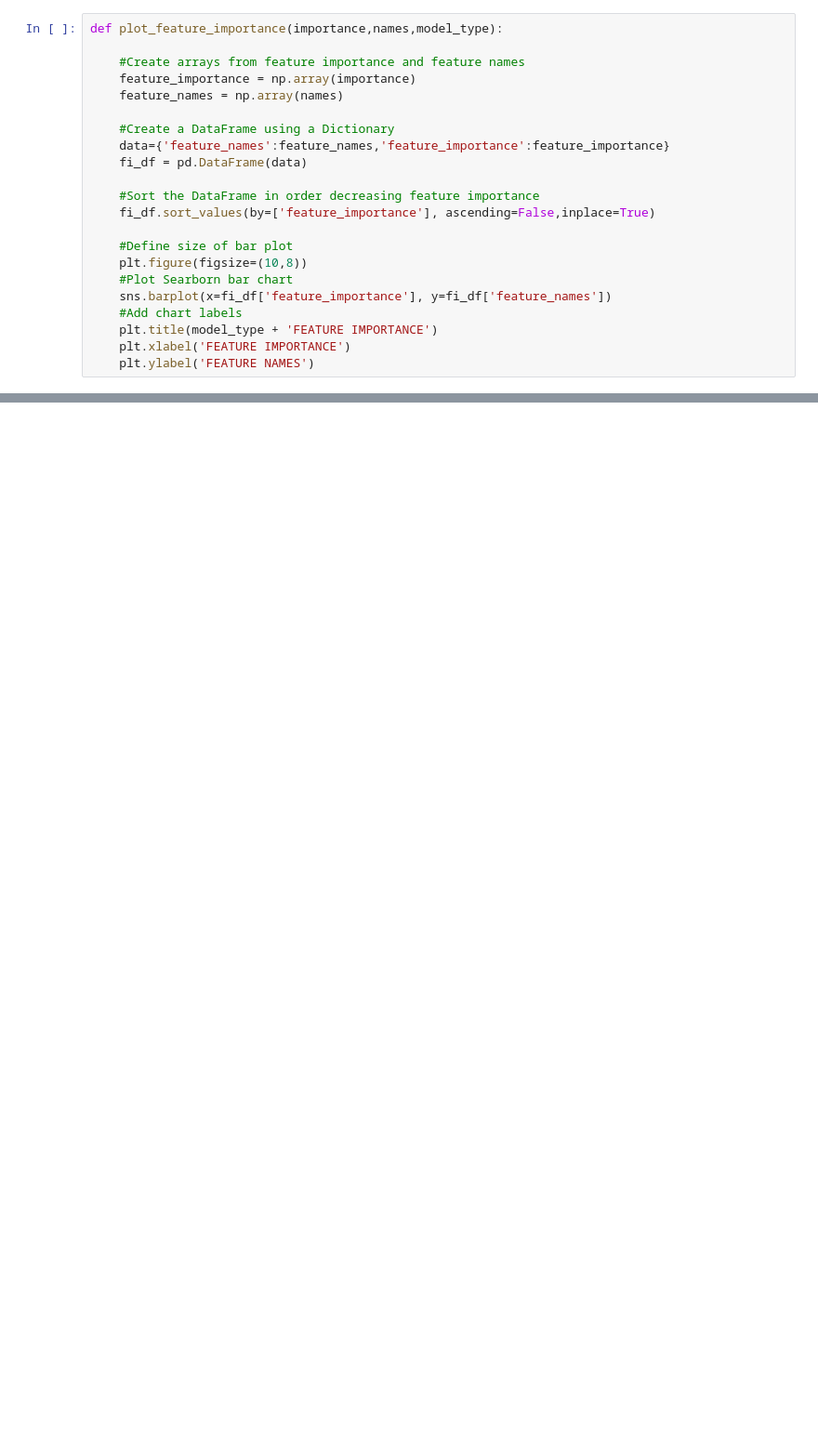
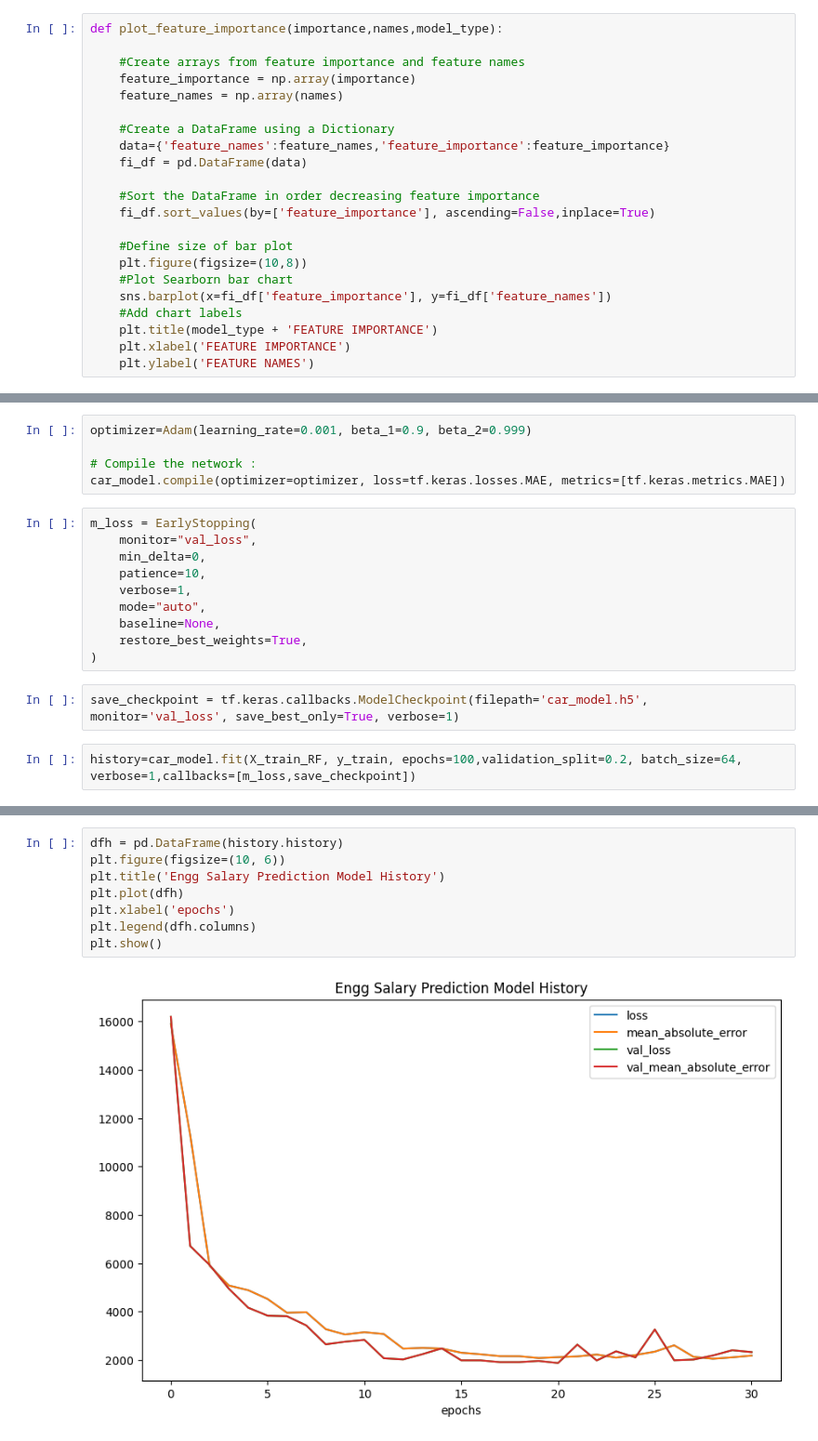
Before and after one commit to Sharzzz001/Machine-Learning-Applications-and-Kaggle-Competitions, a Jupyter notebook: Self-Projects/Car Price barcelona/main.ipynb, the cells around one changed output, grey strips where cells are left out. Shown at 93% size. Drawn from its saved outputs; the diff is of its cells as text; blank space fills up the shorter version.

```diff
--- a/Self-Projects/Car Price barcelona/main.ipynb
+++ b/Self-Projects/Car Price barcelona/main.ipynb
@@ -515,0 +555,19 @@ CNN
+# %%
+optimizer=Adam(learning_rate=0.001, beta_1=0.9, beta_2=0.999)
+
+# Compile the network :
+car_model.compile(optimizer=optimizer, loss=tf.keras.losses.MAE, metrics=[tf.keras.metrics.MAE])
+# %%
+m_loss = EarlyStopping(
+    monitor="val_loss",
+    min_delta=0,
+    patience=10,
+    verbose=1,
+    mode="auto",
+    baseline=None,
+    restore_best_weights=True,
+)
+# %%
+save_checkpoint = tf.keras.callbacks.ModelCheckpoint(filepath='car_model.h5', monitor='val_loss', save_best_only=True, verbose=1)
+# %%
+history=car_model.fit(X_train_RF, y_train, epochs=100,validation_split=0.2, batch_size=64, verbose=1,callbacks=[m_loss,save_checkpoint])
@@ -515,0 +593,10 @@ CNN
+# %%
+dfh = pd.DataFrame(history.history)
+plt.figure(figsize=(10, 6))
+plt.title('Engg Salary Prediction Model History')
+plt.plot(dfh)
+plt.xlabel('epochs')
+plt.legend(dfh.columns)
+plt.show()
+# %% [output]
+[figure, added]
```
Also changed, not shown: parts of 29 cells of this notebook, 1 other file.
